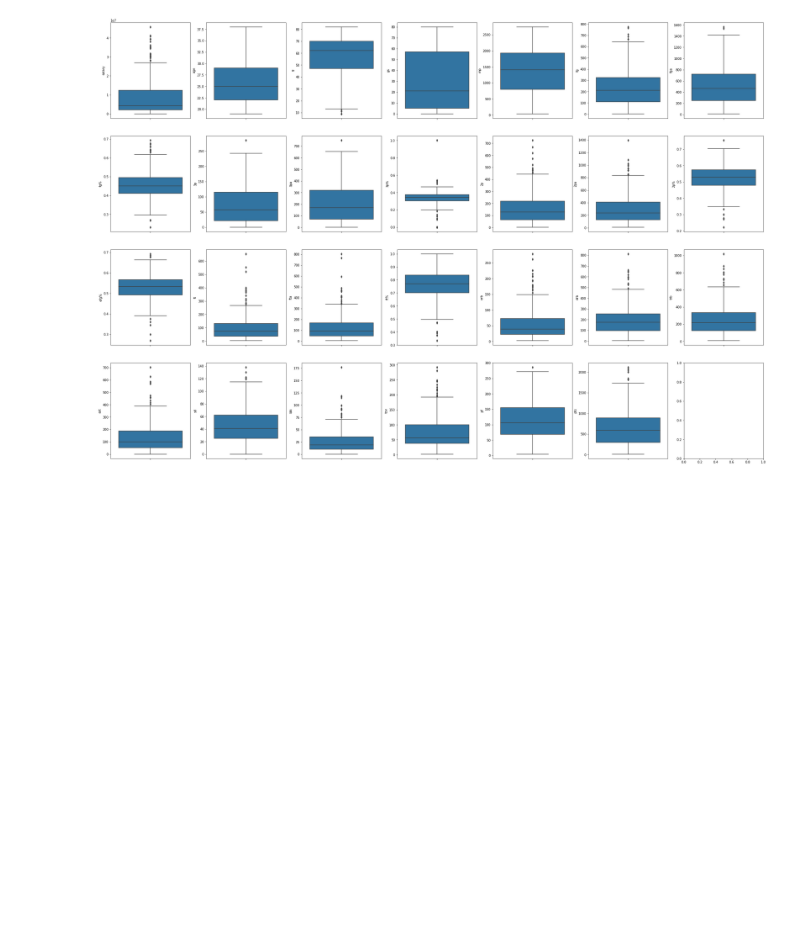
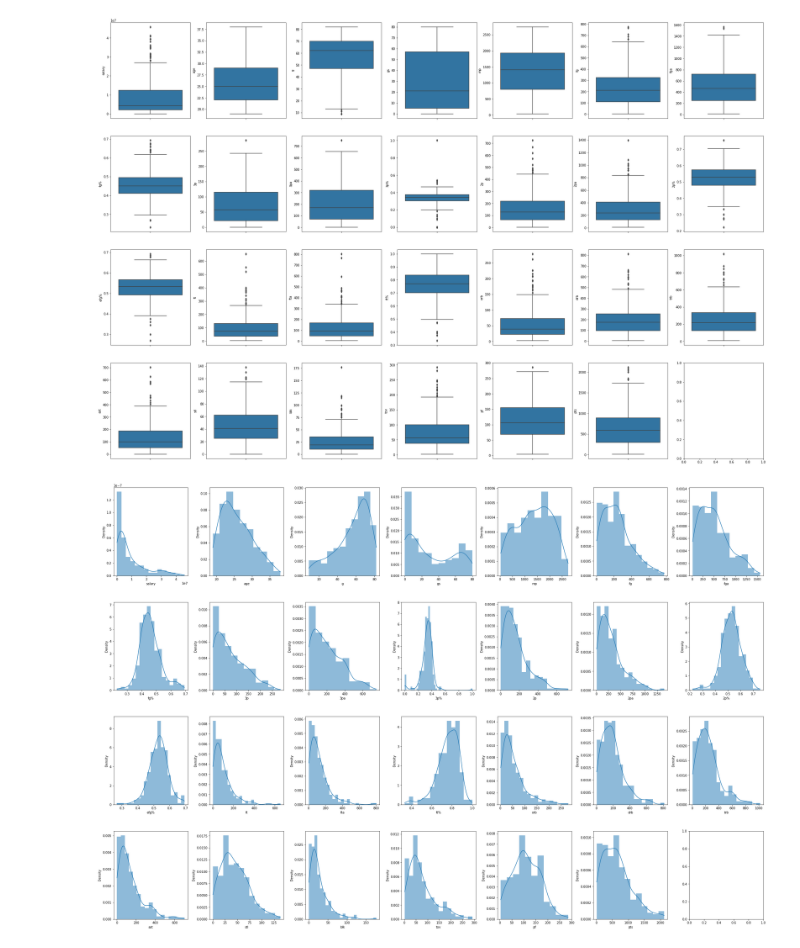
Before and after one commit to HLCarbon/DeepLearning, a Jupyter notebook: TensorFlow_Derek.ipynb, the cells around one changed output. Drawn from its saved outputs; the diff is of its cells as text; code cells hidden in the pictures; blank space fills up the shorter version.

```diff
--- a/TensorFlow_Derek.ipynb
+++ b/TensorFlow_Derek.ipynb
@@ -105,3 +105,17 @@ for k, v in nba_data_actual_numeric.items():
 plt.tight_layout(pad = 0.4, w_pad = 0.5, h_pad=5.0)
 # %% [output]
 [figure]
+# %%
+#Salary has alot of outliers, for fg, tp, etc.
+#Make histogram plots
+fig, axs = plt.subplots(nrows = 4, ncols = 7, figsize = (30,20))
+index = 0
+axs = axs.flatten()
+for k, v in nba_data_actual_numeric.items():
+  #.items() returns basically a tupple containing the columns name as k and
+  # the values of that column as v
+  sns.histplot(x = v, kde = True, stat = 'density', linewidth = 0, ax = axs[index])
+  index +=1
+plt.tight_layout(pad = 0.4, w_pad = 0.5, h_pad=5.0)
+# %% [output]
+[figure, added]
```
Also changed, not shown: parts of 5 cells of this notebook.
